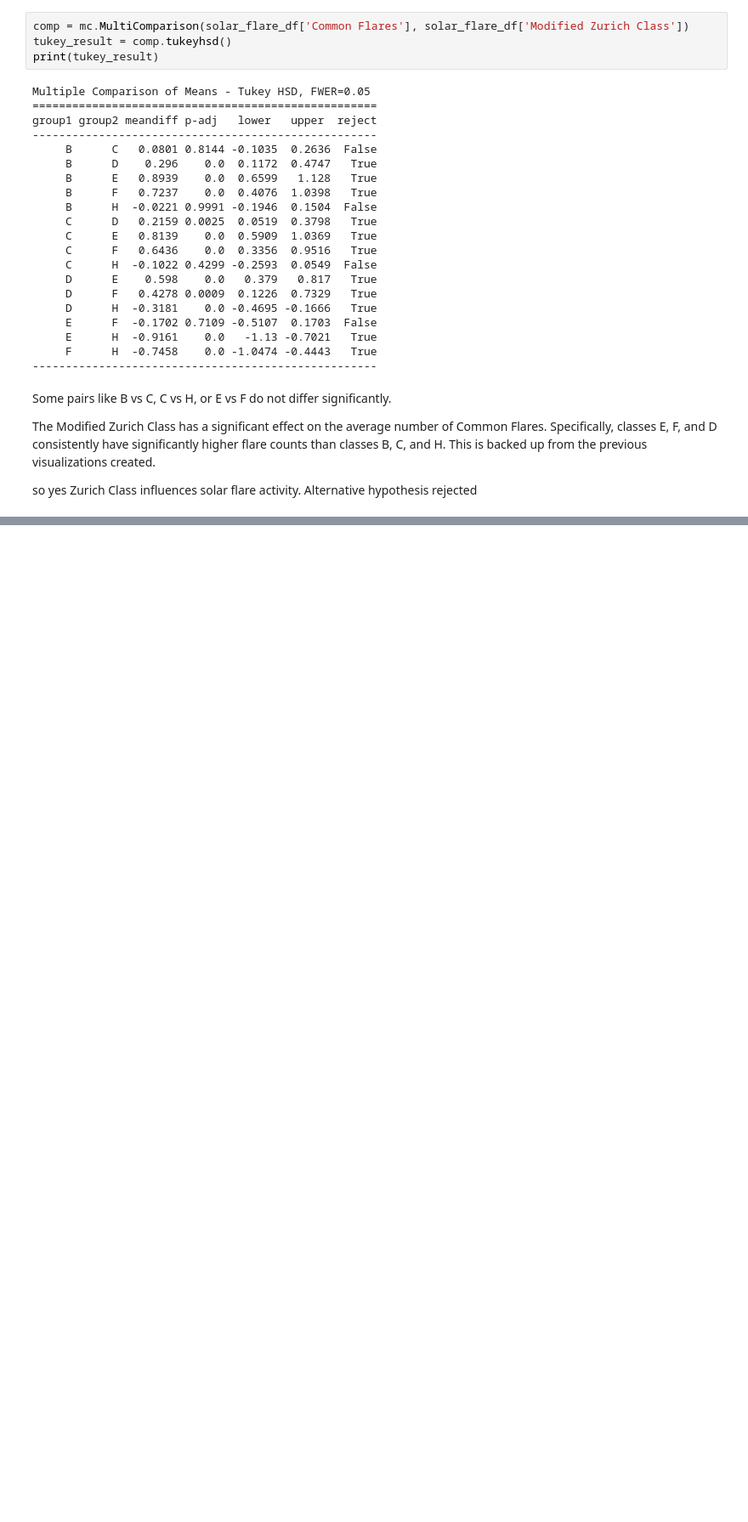
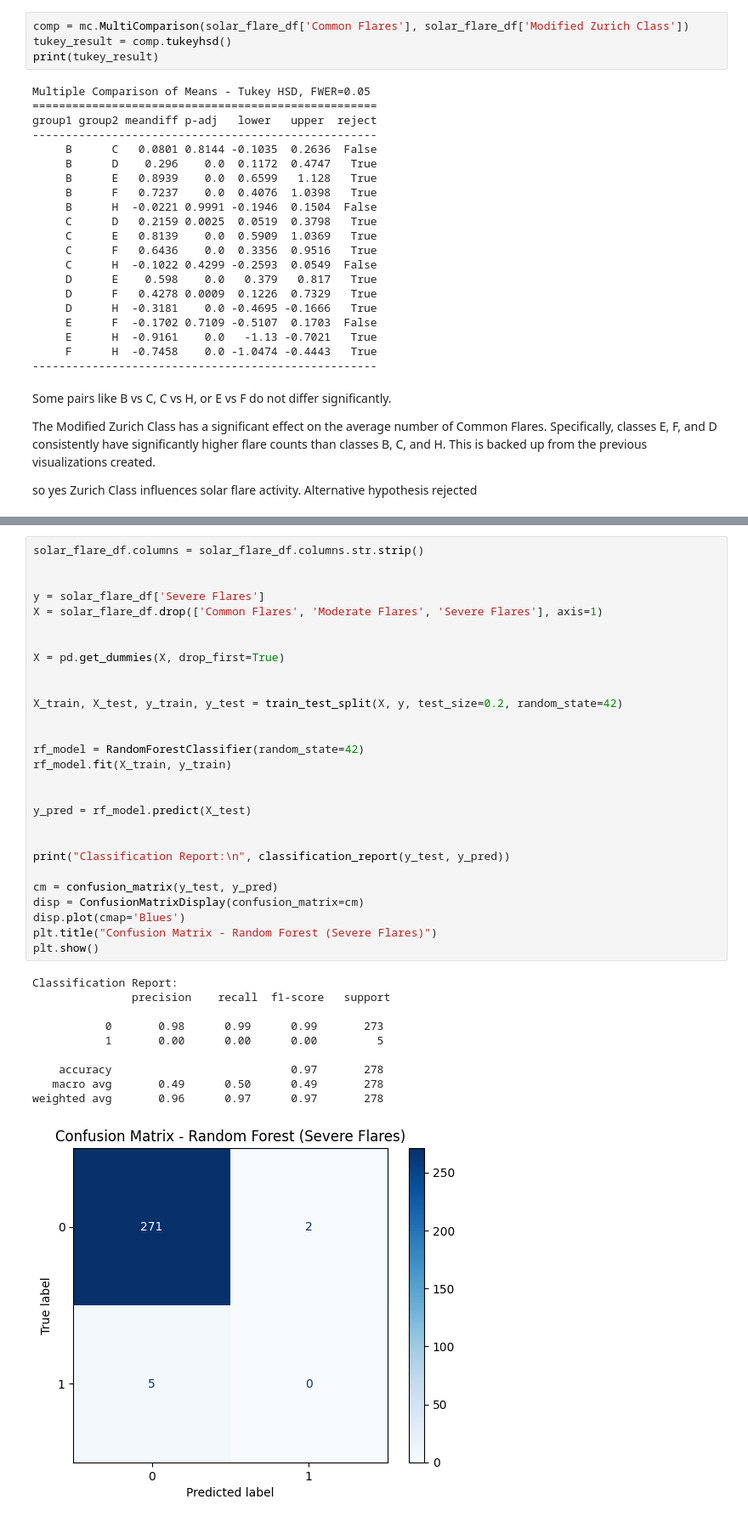
Before and after one commit to ilikecookies112345/DSRP-Project-Mentor-Assignment---Astronomy, a Jupyter notebook: DSRP_Project_&_Mentor_Assignment_Astronomy.ipynb, the cells around one changed output, grey strips where cells are left out. Shown: that part at 85% size. Cells and saved outputs as stored; diff of their text form; blank space fills up the shorter version.

```diff
--- a/DSRP_Project_&_Mentor_Assignment_Astronomy.ipynb
+++ b/DSRP_Project_&_Mentor_Assignment_Astronomy.ipynb
@@ -453,0 +608,39 @@ Alternative hypothesis rejected
+# %%
+solar_flare_df.columns = solar_flare_df.columns.str.strip()
+
+
+y = solar_flare_df['Severe Flares']
+X = solar_flare_df.drop(['Common Flares', 'Moderate Flares', 'Severe Flares'], axis=1)
+
+
+X = pd.get_dummies(X, drop_first=True)
+
+
+X_train, X_test, y_train, y_test = train_test_split(X, y, test_size=0.2, random_state=42)
+
+
+rf_model = RandomForestClassifier(random_state=42)
+rf_model.fit(X_train, y_train)
+
+
+y_pred = rf_model.predict(X_test)
+
+
+print("Classification Report:\n", classification_report(y_test, y_pred))
+
+cm = confusion_matrix(y_test, y_pred)
+disp = ConfusionMatrixDisplay(confusion_matrix=cm)
+disp.plot(cmap='Blues')
+plt.title("Confusion Matrix - Random Forest (Severe Flares)")
+plt.show()
+# %% [output]
+Classification Report:
+               precision    recall  f1-score   support
+
+           0       0.98      0.99      0.99       273
+           1       0.00      0.00      0.00         5
+
+    accuracy                           0.97       278
+   macro avg       0.49      0.50      0.49       278
+weighted avg       0.96      0.97      0.97       278
+[figure, added]
```
Also changed, not shown: parts of 9 cells of this notebook.
